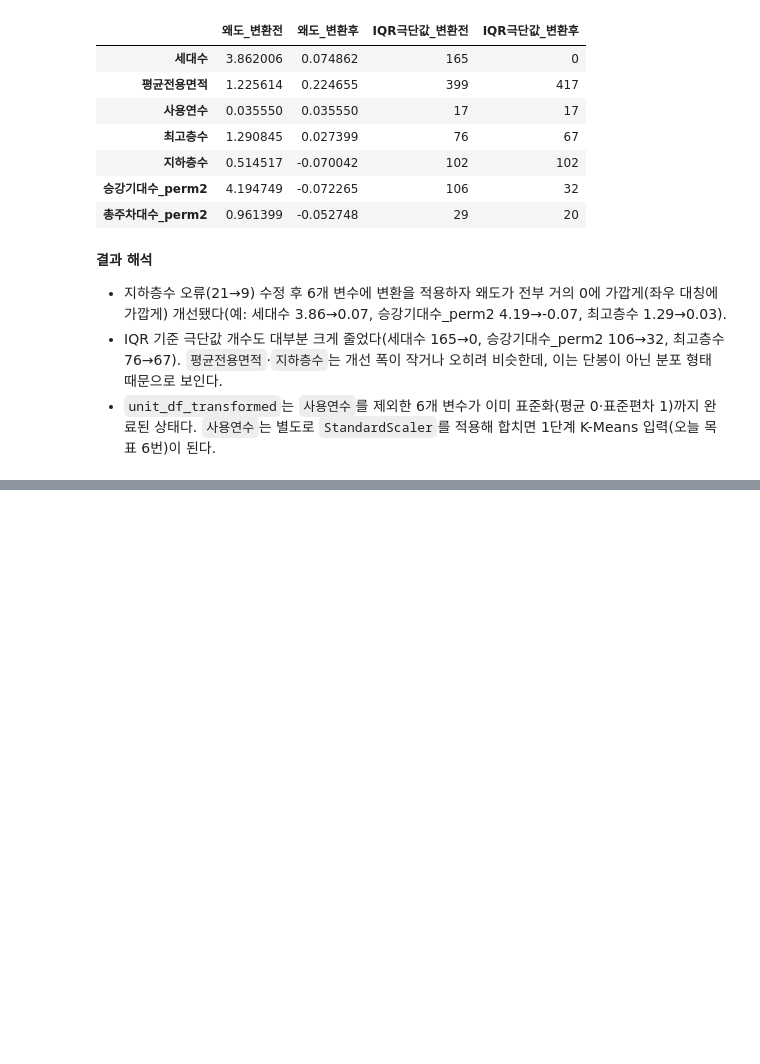
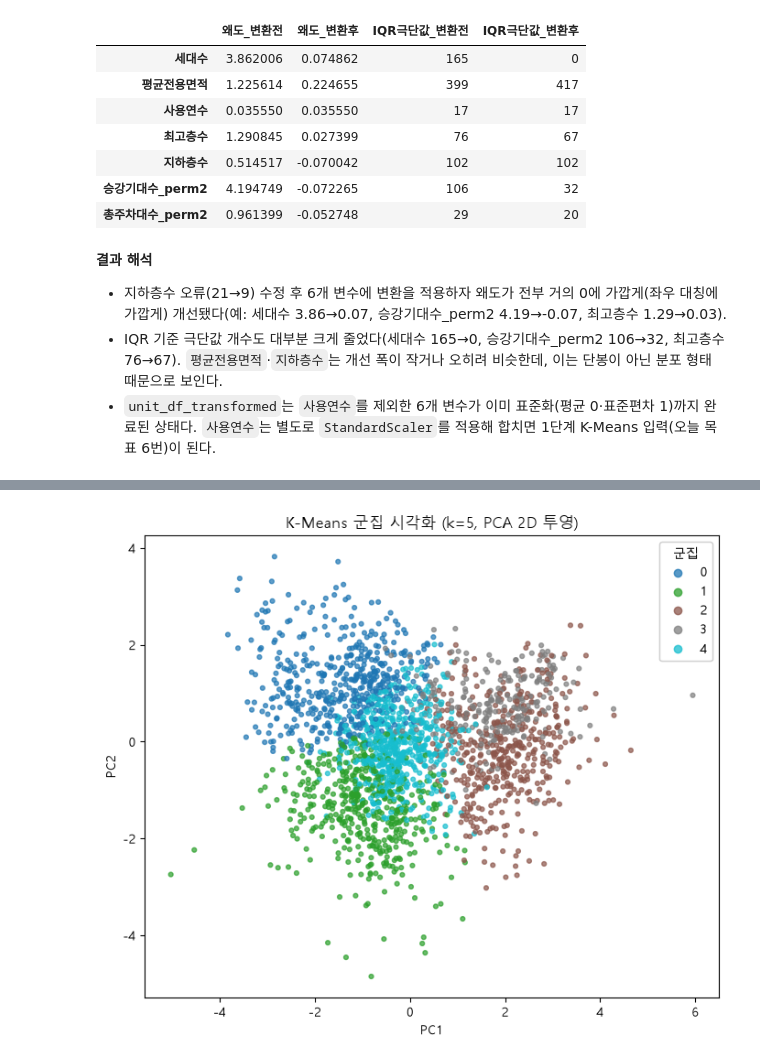
Before and after one commit to roh-git/mlapt_project, a Jupyter notebook: main_analysis.ipynb, the cells around one changed output, grey strips where cells are left out. Cells and saved outputs as stored; diff of their text form; code cells hidden in the pictures; blank space fills up the shorter version.

```diff
--- a/main_analysis.ipynb
+++ b/main_analysis.ipynb
@@ -560,0 +695,12 @@ comparison
+# %%
+final_k = 5
+final_km = KMeans(n_clusters=final_k, n_init=50, random_state=42)
+final_labels = final_km.fit_predict(X)
+
+unit_df_with_cluster = unit_df.copy()
+unit_df_with_cluster['cluster'] = final_labels
+
+cluster_profile = unit_df_with_cluster.groupby('cluster')[STEP1_COLS].mean()
+cluster_profile['단지_수'] = unit_df_with_cluster.groupby('cluster').size()
+print(f"최종 k = {final_k}")
+cluster_profile
@@ -560,0 +716,12 @@ comparison
+# %%
+# 7차원 표준화 변수를 PCA로 2차원 투영해 군집 분리를 시각적으로 확인
+coords = PCA(n_components=2, random_state=42).fit_transform(X)
+fig, ax = plt.subplots(figsize=(7, 6))
+scatter = ax.scatter(coords[:, 0], coords[:, 1], c=final_labels, cmap='tab10', s=12, alpha=0.7)
+ax.set(title=f'K-Means 군집 시각화 (k={final_k}, PCA 2D 투영)', xlabel='PC1', ylabel='PC2')
+legend = ax.legend(*scatter.legend_elements(), title='군집', loc='best')
+ax.add_artist(legend)
+plt.tight_layout()
+plt.show()
+# %% [output]
+[figure, added]
```
Also changed, not shown: parts of 11 cells of this notebook.
